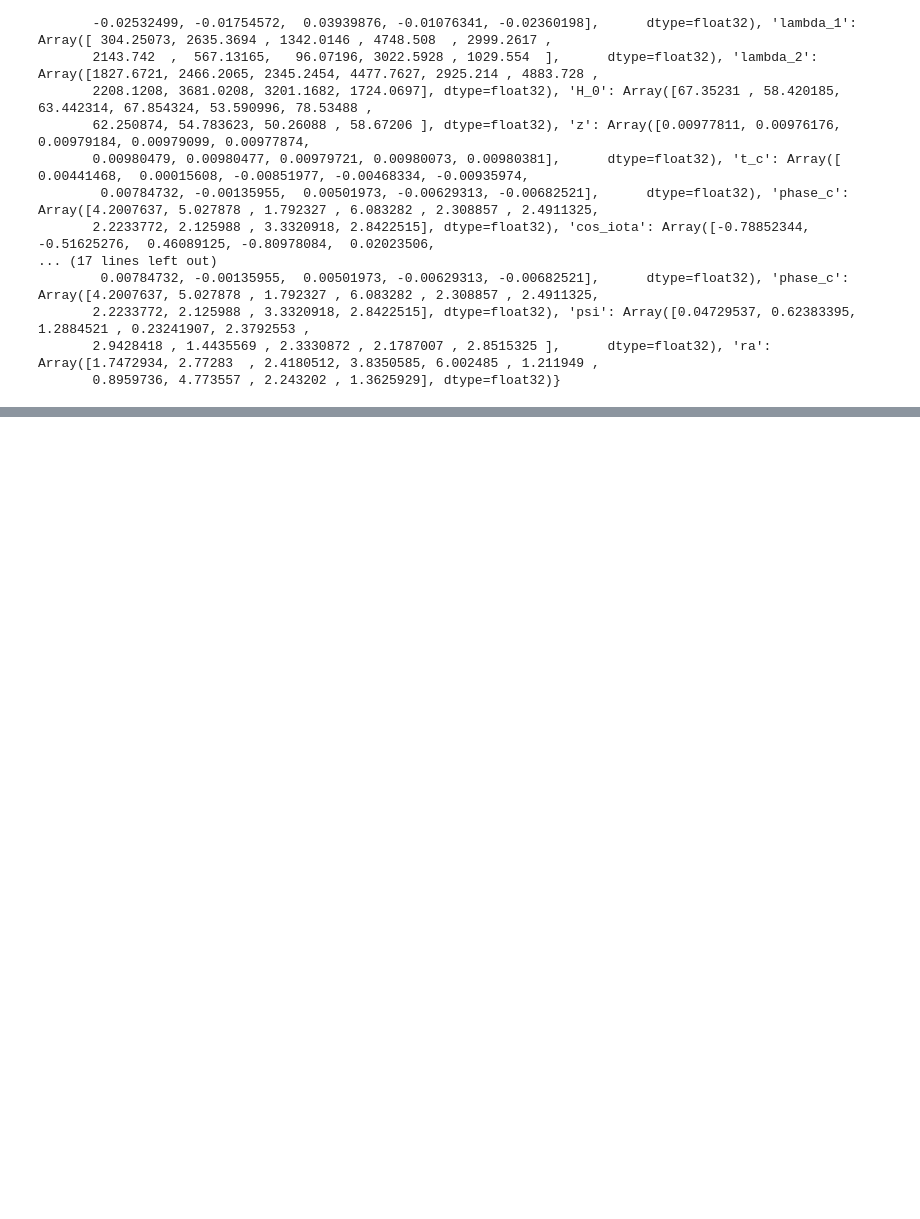
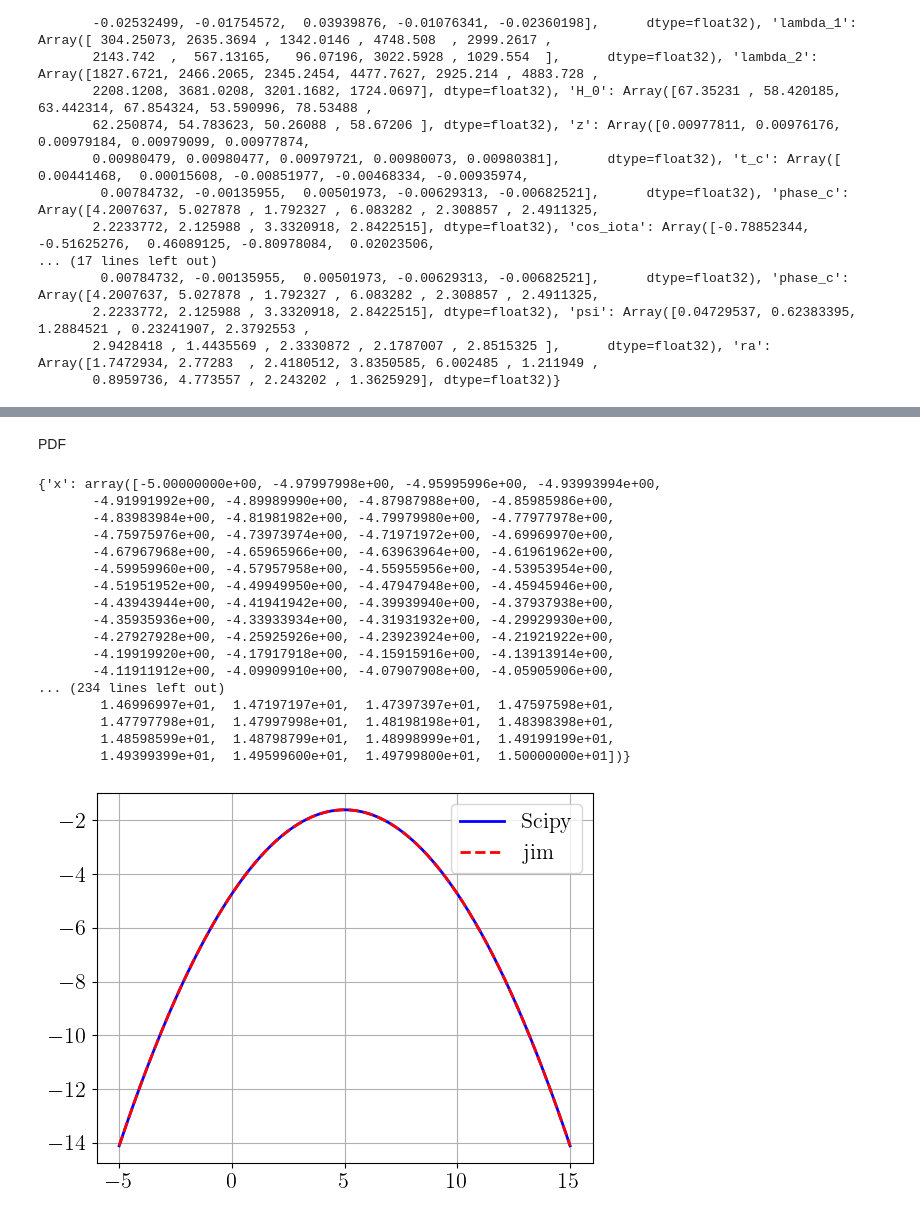
Before and after one commit to ThibeauWouters/jim_H0, a Jupyter notebook: v2/explore.ipynb, the cells around one changed output, grey strips where cells are left out. Saved outputs shown, nothing was run; the diff lists cells and outputs as text; code cells hidden in the pictures; blank space fills up the shorter version.

```diff
--- a/v2/explore.ipynb
+++ b/v2/explore.ipynb
@@ -330,0 +361,38 @@ test, before transform
+# %% [markdown]
+PDF
+# %%
+N = 1_000
+xmin = mean - 5 * std
+xmax = mean + 5 * std
+x_array = np.linspace(xmin, xmax, N)
+
+x_array_named = {"x": x_array}
+
+log_pdf_scipy = norm.logpdf(x_array, mean, std)
+log_pdf_jax = normal.log_prob(x_array_named)
+
+# print(log_pdf_jax)
+
+plt.plot(x_array, log_pdf_scipy, label="Scipy", linewidth = 2, color = "blue")
+plt.plot(x_array, log_pdf_jax, label="jim", linewidth = 2, linestyle = "--", color = "red")
+plt.legend()
+plt.show()
+# %% [output]
+{'x': array([-5.00000000e+00, -4.97997998e+00, -4.95995996e+00, -4.93993994e+00,
+       -4.91991992e+00, -4.89989990e+00, -4.87987988e+00, -4.85985986e+00,
+       -4.83983984e+00, -4.81981982e+00, -4.79979980e+00, -4.77977978e+00,
+       -4.75975976e+00, -4.73973974e+00, -4.71971972e+00, -4.69969970e+00,
+       -4.67967968e+00, -4.65965966e+00, -4.63963964e+00, -4.61961962e+00,
+       -4.59959960e+00, -4.57957958e+00, -4.55955956e+00, -4.53953954e+00,
+       -4.51951952e+00, -4.49949950e+00, -4.47947948e+00, -4.45945946e+00,
+       -4.43943944e+00, -4.41941942e+00, -4.39939940e+00, -4.37937938e+00,
+       -4.35935936e+00, -4.33933934e+00, -4.31931932e+00, -4.29929930e+00,
+       -4.27927928e+00, -4.25925926e+00, -4.23923924e+00, -4.21921922e+00,
+       -4.19919920e+00, -4.17917918e+00, -4.15915916e+00, -4.13913914e+00,
+       -4.11911912e+00, -4.09909910e+00, -4.07907908e+00, -4.05905906e+00,
+... (234 lines left out)
+        1.46996997e+01,  1.47197197e+01,  1.47397397e+01,  1.47597598e+01,
+        1.47797798e+01,  1.47997998e+01,  1.48198198e+01,  1.48398398e+01,
+        1.48598599e+01,  1.48798799e+01,  1.48998999e+01,  1.49199199e+01,
+        1.49399399e+01,  1.49599600e+01,  1.49799800e+01,  1.50000000e+01])}
+[figure, added]
```
Also changed, not shown: parts of 8 cells of this notebook, 12 other files.
